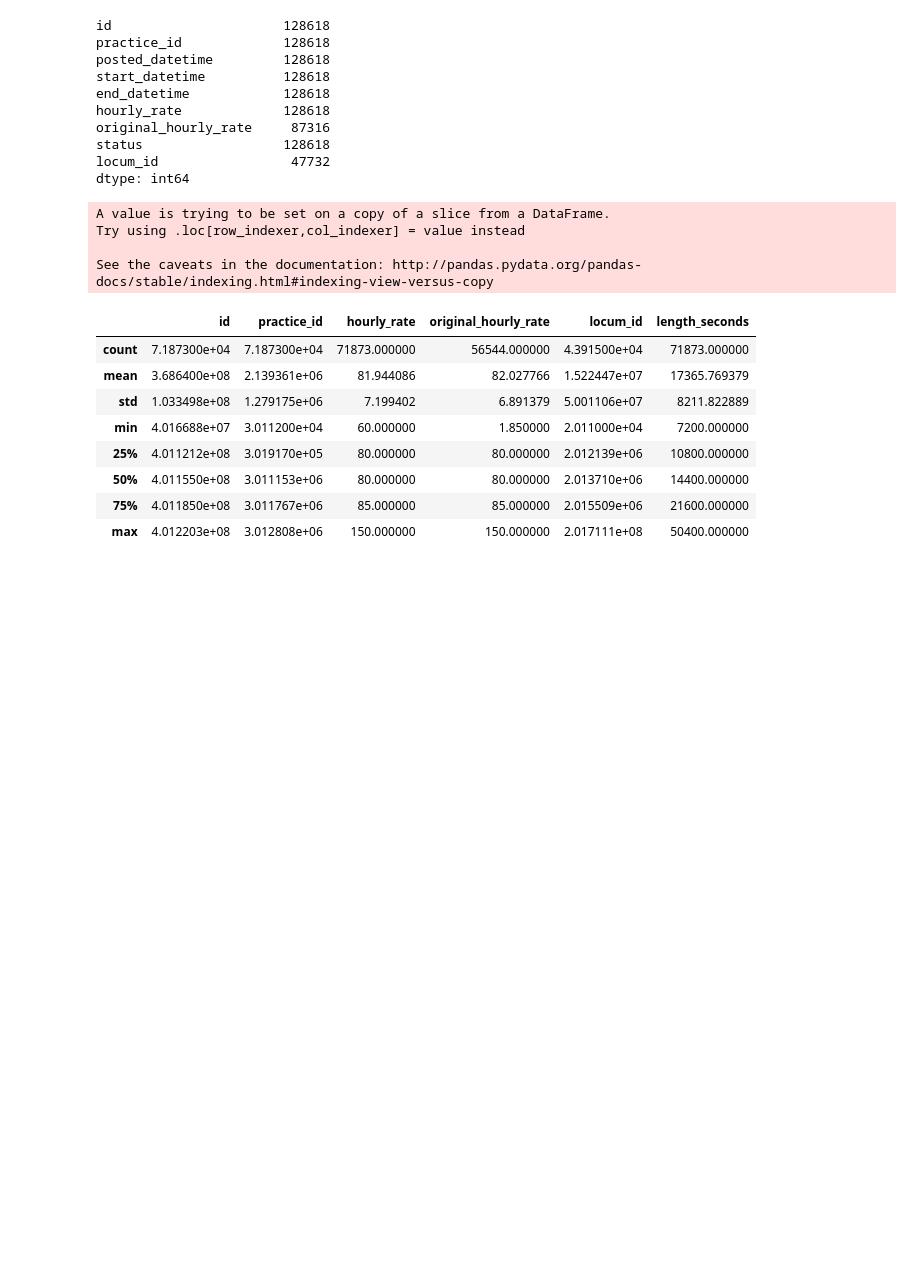
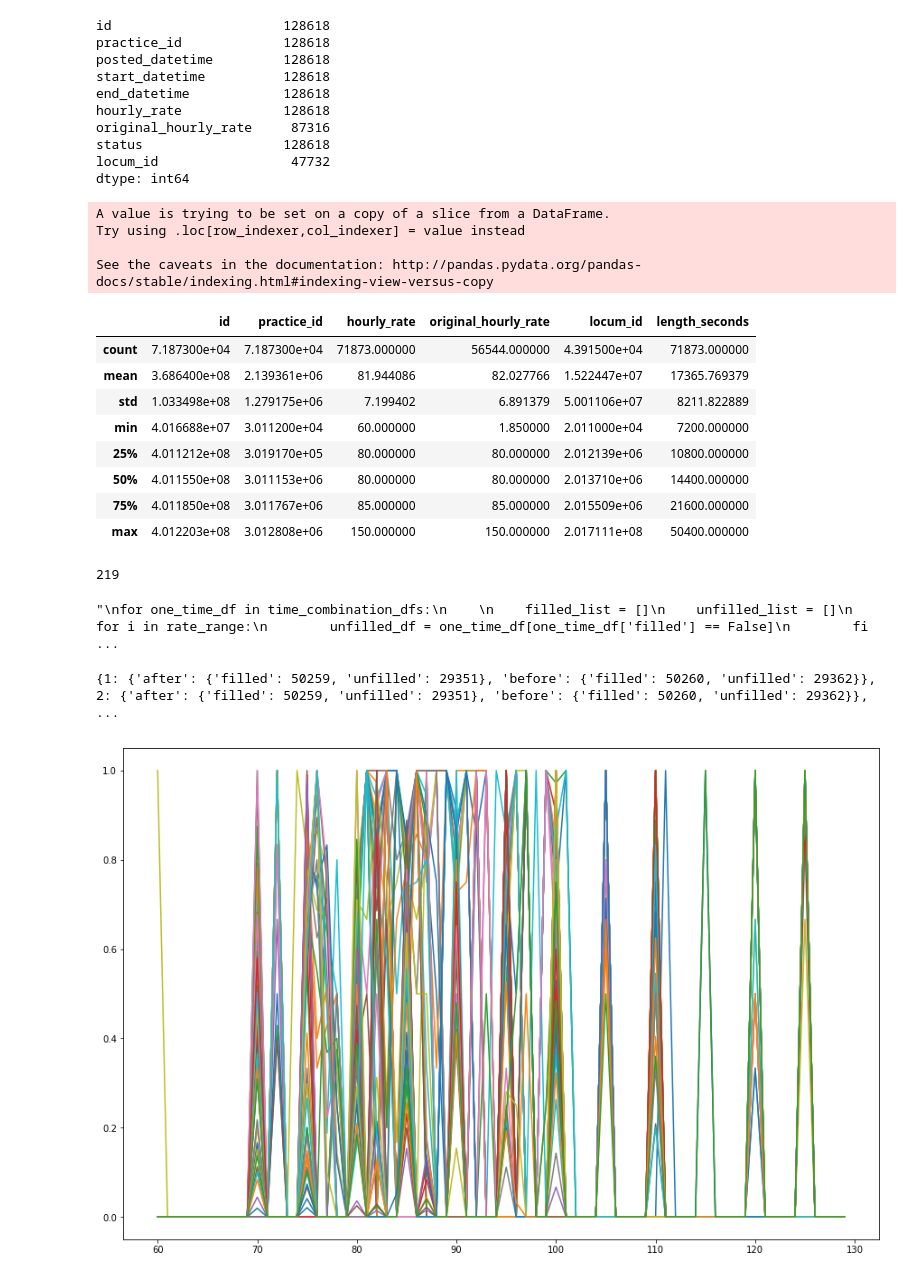
Before and after one commit to curiousest/session-hourly-rate, a Jupyter notebook: hourly_variables_analysis.ipynb, the cells around one changed output. Drawn from its saved outputs; the diff is of its cells as text; code cells hidden in the pictures; blank space fills up the shorter version.

```diff
--- a/hourly_variables_analysis.ipynb
+++ b/hourly_variables_analysis.ipynb
@@ -145,0 +162,7 @@ clean_df.loc[clean_df['locum_id'].isnull(), 'locum_id'] = 0
+# %%
+import itertools
+rate_range = list(range(60, 130))
+comparable_df = pd.DataFrame(columns=itertools.chain(
+   ["{}filled".format(str(r)) for r in rate_range],
+   ["{}unfilled".format(str(r)) for r in rate_range],
+))
@@ -145,0 +187,46 @@ clean_df.loc[clean_df['locum_id'].isnull(), 'locum_id'] = 0
+# %%
+one_time_df[one_time_df['filled'] == True].count()[0]
+# %% [output]
+219
+# %%
+'''
+for one_time_df in time_combination_dfs:
+
+    filled_list = []
+    unfilled_list = []
+    for i in rate_range:
+        unfilled_df = one_time_df[one_time_df['filled'] == False]
+        filled_df = one_time_df[one_time_df['filled'] == True]
+        unfilled_count = unfilled_df[unfilled_df['hourly_rate'] == i].count()[0]
+        filled_count = filled_df[filled_df['hourly_rate'] == i].count()[0]
+        unfilled_list.append(unfilled_count)
+        filled_list.append(filled_count)'''
+# %% [output]
+"\nfor one_time_df in time_combination_dfs:\n    \n    filled_list = []\n    unfilled_list = []\n    for i in rate_range:\n        unfilled_df = one_time_df[one_time_df['filled'] == False]\n        fi ...
+# %%
+print(rate_deltas_filled_unfilled)
+# %% [output]
+{1: {'after': {'filled': 50259, 'unfilled': 29351}, 'before': {'filled': 50260, 'unfilled': 29362}}, 2: {'after': {'filled': 50259, 'unfilled': 29351}, 'before': {'filled': 50260, 'unfilled': 29362}}, ...
+# %%
+import matplotlib.pyplot as plt
+
+plt.figure(figsize=(15, 10))
+for one_time_df in time_combination_dfs:
+    filled_unfilled_counts = {r: 0 for r in rate_range}
+    for i in rate_range:
+        unfilled_df = one_time_df[one_time_df['filled'] == False]
+        filled_df = one_time_df[one_time_df['filled'] == True]
+        unfilled_count = unfilled_df[unfilled_df['hourly_rate'] == i].count()[0]
+        filled_count = filled_df[filled_df['hourly_rate'] == i].count()[0]
+        if unfilled_count or filled_count:
+            percentage[i] = (filled_count / (unfilled_count + filled_count),
+                             unfilled_count + filled_count)
+        else:
+            percentage[i] = (0, 0)
+    plt.plot(
+        rate_range,
+        [percentage[r][0] for r in rate_range],
+        label="TimeOfDay{}, SessionLength{}, DaysOfWeek{}".format(*one_time_df)
+    )
+# %% [output]
+[figure, added]
```
Also changed, not shown: parts of 4 cells of this notebook, 17 other files.
